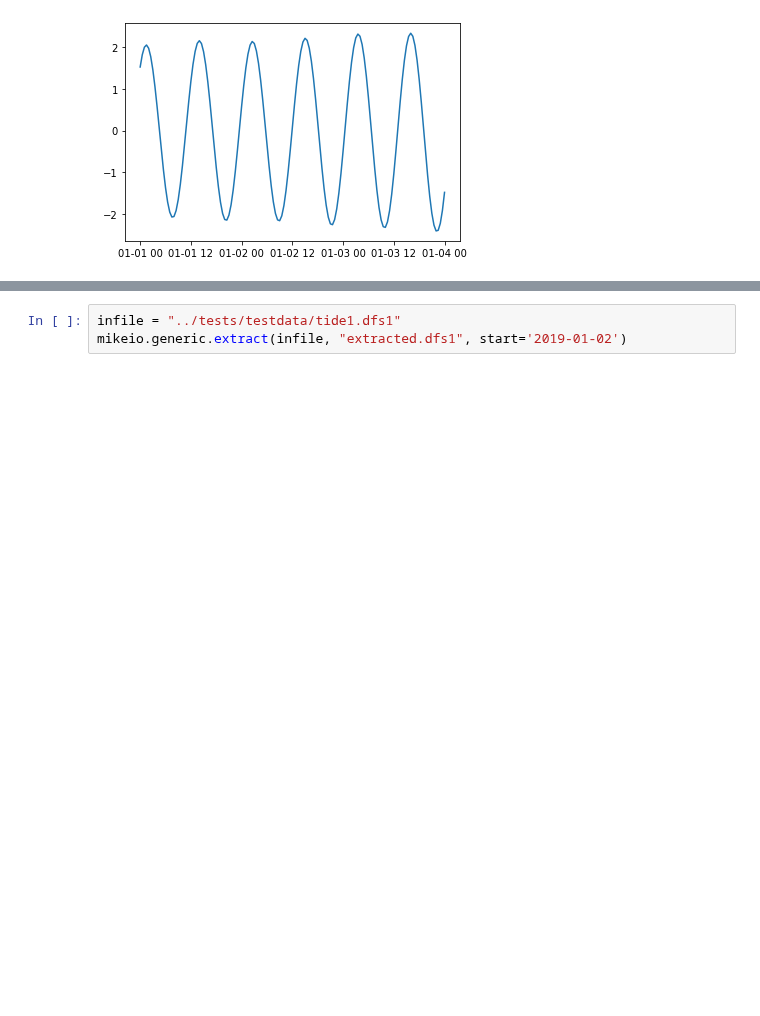
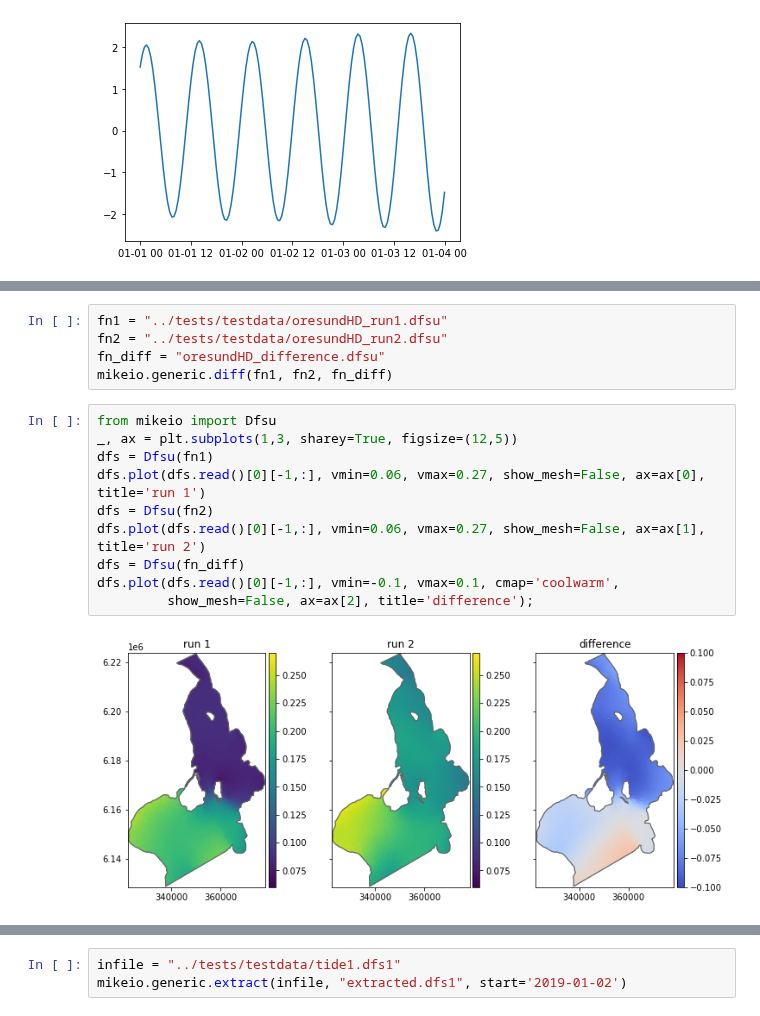
Before and after one commit to DHI/mikeio, a Jupyter notebook: notebooks/Generic.ipynb, the cells around one changed output, grey strips where cells are left out. Drawn from its saved outputs; the diff is of its cells as text; blank space fills up the shorter version.

Commit message:
add diff and time_avg example

```diff
--- a/notebooks/Generic.ipynb
+++ b/notebooks/Generic.ipynb
@@ -64,0 +67,17 @@ Items:
+# %%
+fn1 = "../tests/testdata/oresundHD_run1.dfsu"
+fn2 = "../tests/testdata/oresundHD_run2.dfsu"
+fn_diff = "oresundHD_difference.dfsu"
+mikeio.generic.diff(fn1, fn2, fn_diff)
+# %%
+from mikeio import Dfsu
+_, ax = plt.subplots(1,3, sharey=True, figsize=(12,5))
+dfs = Dfsu(fn1)
+dfs.plot(dfs.read()[0][-1,:], vmin=0.06, vmax=0.27, show_mesh=False, ax=ax[0], title='run 1')
+dfs = Dfsu(fn2)
+dfs.plot(dfs.read()[0][-1,:], vmin=0.06, vmax=0.27, show_mesh=False, ax=ax[1], title='run 2')
+dfs = Dfsu(fn_diff)
+dfs.plot(dfs.read()[0][-1,:], vmin=-0.1, vmax=0.1, cmap='coolwarm',
+         show_mesh=False, ax=ax[2], title='difference');
+# %% [output]
+[figure, added]
```
Also changed, not shown: parts of 14 cells of this notebook.
